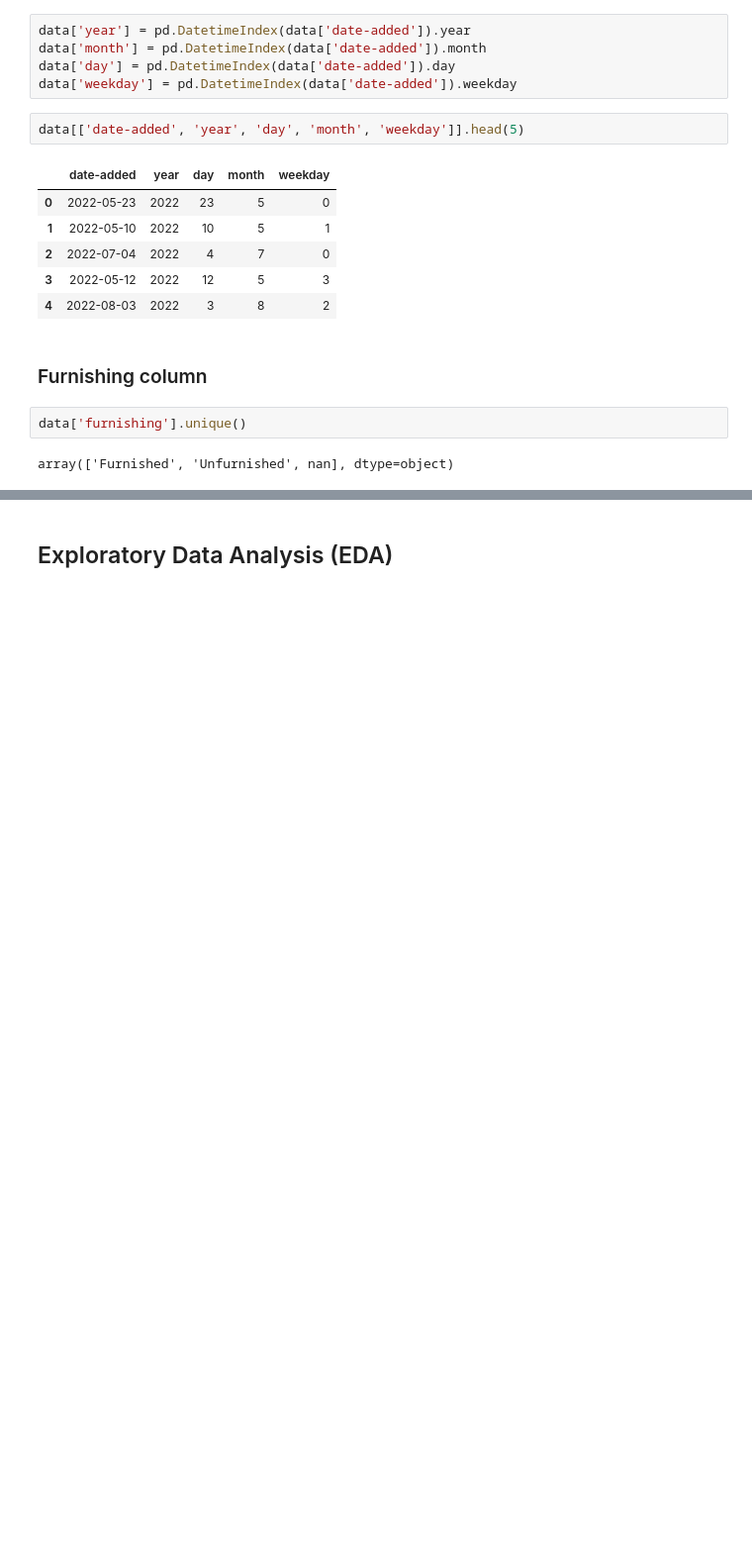
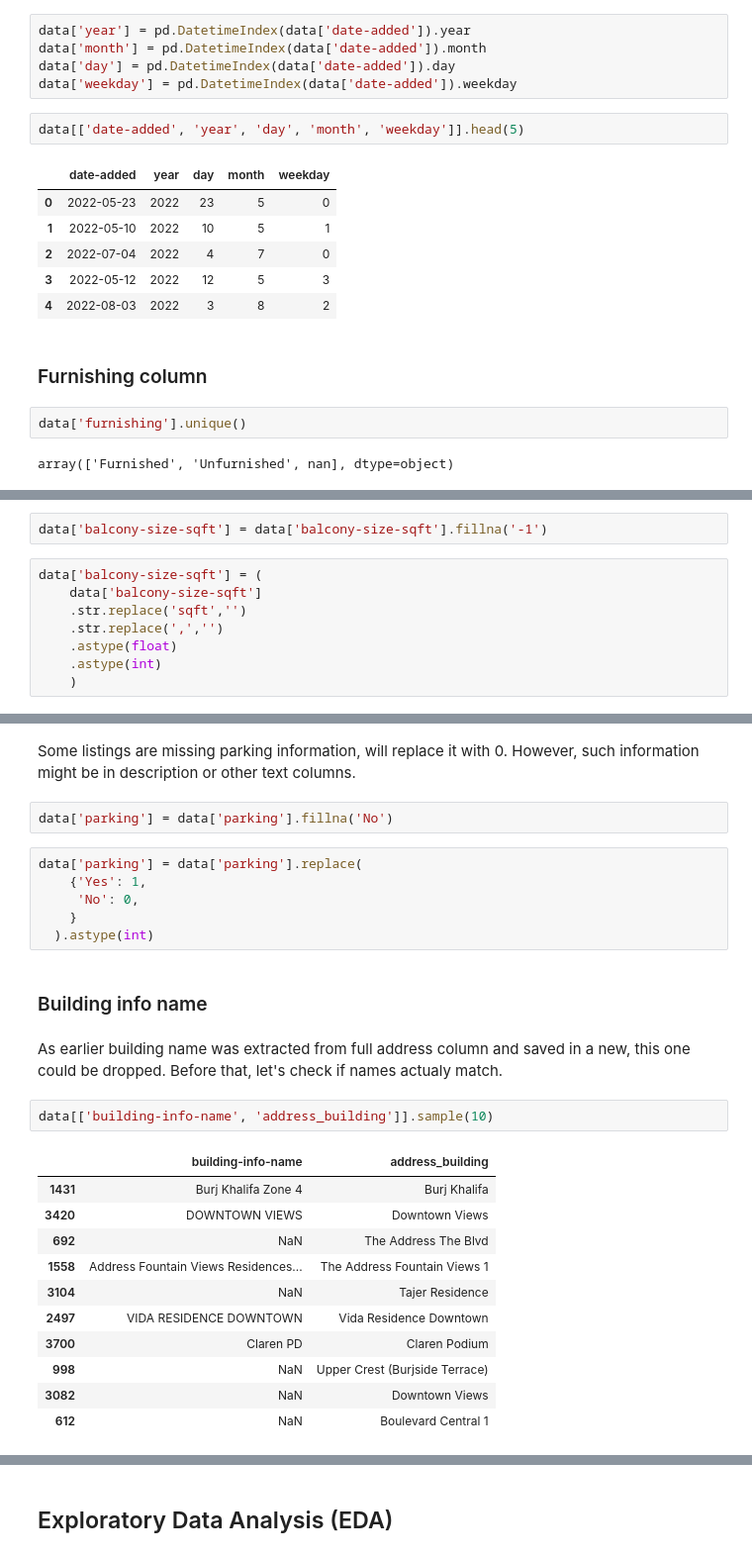
Before and after one commit to imeleges/REMA_Dubai, a Jupyter notebook: bayut_dubai_difc_downtown.ipynb, the cells around one changed output, grey strips where cells are left out. Shown: that part at 99% size. Saved outputs shown, nothing was run; the diff lists cells and outputs as text; blank space fills up the shorter version.

Commit message:
Data preprocessing for some columns

```diff
--- a/bayut_dubai_difc_downtown.ipynb
+++ b/bayut_dubai_difc_downtown.ipynb
@@ -241,0 +240,10 @@ data['furnishing'].value_counts().sum()
+# %%
+data['balcony-size-sqft'] = data['balcony-size-sqft'].fillna('-1')
+# %%
+data['balcony-size-sqft'] = (
+    data['balcony-size-sqft']
+    .str.replace('sqft','')
+    .str.replace(',','')
+    .astype(float)
+    .astype(int)
+    )
@@ -241,0 +252,28 @@ data['furnishing'].value_counts().sum()
+# %% [markdown]
+Some listings are missing parking information, will replace it with 0. However, such information might be in description or other text columns.
+# %%
+data['parking'] = data['parking'].fillna('No')
+# %%
+data['parking'] = data['parking'].replace(
+    {'Yes': 1,
+     'No': 0,
+    }
+  ).astype(int)
+# %% [markdown]
+### Building info name
+# %% [markdown]
+As earlier building name was extracted from full address column and saved in a new, this one could be dropped. Before that, let's check if names actualy match.
+# %%
+data[['building-info-name', 'address_building']].sample(10)
+# %% [output]
+|  | building-info-name | address_building |
+| 1431 | Burj Khalifa Zone 4 | Burj Khalifa |
+| 3420 | DOWNTOWN VIEWS | Downtown Views |
+| 692 | NaN | The Address The Blvd |
+| 1558 | Address Fountain Views Residences... | The Address Fountain Views 1 |
+| 3104 | NaN | Tajer Residence |
+| 2497 | VIDA RESIDENCE DOWNTOWN | Vida Residence Downtown |
+| 3700 | Claren PD | Claren Podium |
+| 998 | NaN | Upper Crest (Burjside Terrace) |
+| 3082 | NaN | Downtown Views |
+| 612 | NaN | Boulevard Central 1 |
```
Also changed, not shown: parts of 13 cells of this notebook.
